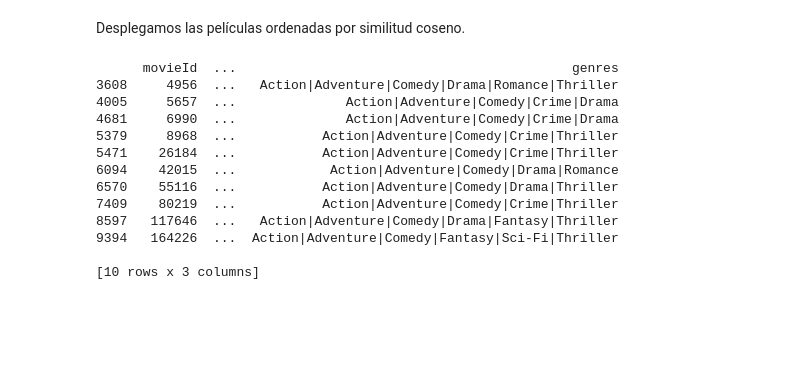
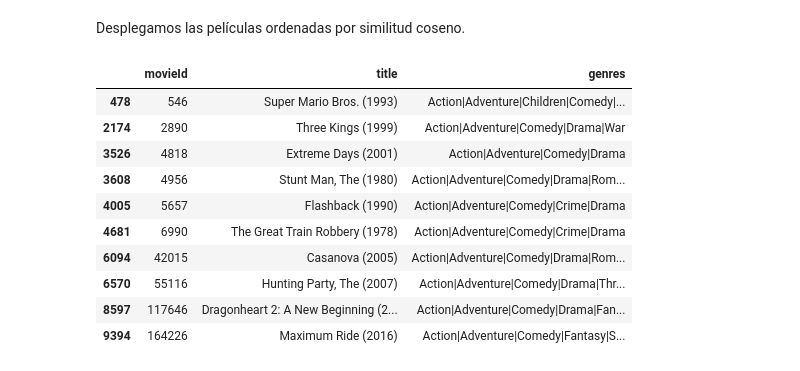
Before and after one commit to blancavazquez/CursoDatosMasivosII, a Jupyter notebook: notebooks/4a_sisrec_contenido.ipynb, the cells around one changed output. Saved outputs shown, nothing was run; the diff lists cells and outputs as text; code cells hidden in the pictures; blank space fills up the shorter version.

```diff
--- a/notebooks/4a_sisrec_contenido.ipynb
+++ b/notebooks/4a_sisrec_contenido.ipynb
@@ -288,18 +292,16 @@ vecinos, dists = ann.knn_query(consulta, k = 10)
 # %% [markdown]
 Desplegamos las películas ordenadas por similitud coseno.
 # %%
-print(movies[movies['movieId'].isin(vecinos[0])])
+movies[movies['movieId'].isin(vecinos[0])].head(10)
 # %% [output]
-      movieId  ...                                           genres
-3608     4956  ...   Action|Adventure|Comedy|Drama|Romance|Thriller
-4005     5657  ...              Action|Adventure|Comedy|Crime|Drama
-4681     6990  ...              Action|Adventure|Comedy|Crime|Drama
-5379     8968  ...           Action|Adventure|Comedy|Crime|Thriller
-5471    26184  ...           Action|Adventure|Comedy|Crime|Thriller
-6094    42015  ...            Action|Adventure|Comedy|Drama|Romance
-6570    55116  ...           Action|Adventure|Comedy|Drama|Thriller
-7409    80219  ...           Action|Adventure|Comedy|Crime|Thriller
-8597   117646  ...   Action|Adventure|Comedy|Drama|Fantasy|Thriller
-9394   164226  ...  Action|Adventure|Comedy|Fantasy|Sci-Fi|Thriller
-
-[10 rows x 3 columns]
+|  | movieId | title | genres |
+| 478 | 546 | Super Mario Bros. (1993) | Action|Adventure|Children|Comedy|... |
+| 2174 | 2890 | Three Kings (1999) | Action|Adventure|Comedy|Drama|War |
+| 3526 | 4818 | Extreme Days (2001) | Action|Adventure|Comedy|Drama |
+| 3608 | 4956 | Stunt Man, The (1980) | Action|Adventure|Comedy|Drama|Rom... |
+| 4005 | 5657 | Flashback (1990) | Action|Adventure|Comedy|Crime|Drama |
+| 4681 | 6990 | The Great Train Robbery (1978) | Action|Adventure|Comedy|Crime|Drama |
+| 6094 | 42015 | Casanova (2005) | Action|Adventure|Comedy|Drama|Rom... |
+| 6570 | 55116 | Hunting Party, The (2007) | Action|Adventure|Comedy|Drama|Thr... |
+| 8597 | 117646 | Dragonheart 2: A New Beginning (2... | Action|Adventure|Comedy|Drama|Fan... |
+| 9394 | 164226 | Maximum Ride (2016) | Action|Adventure|Comedy|Fantasy|S... |
```
Also changed, not shown: parts of 7 cells of this notebook.
